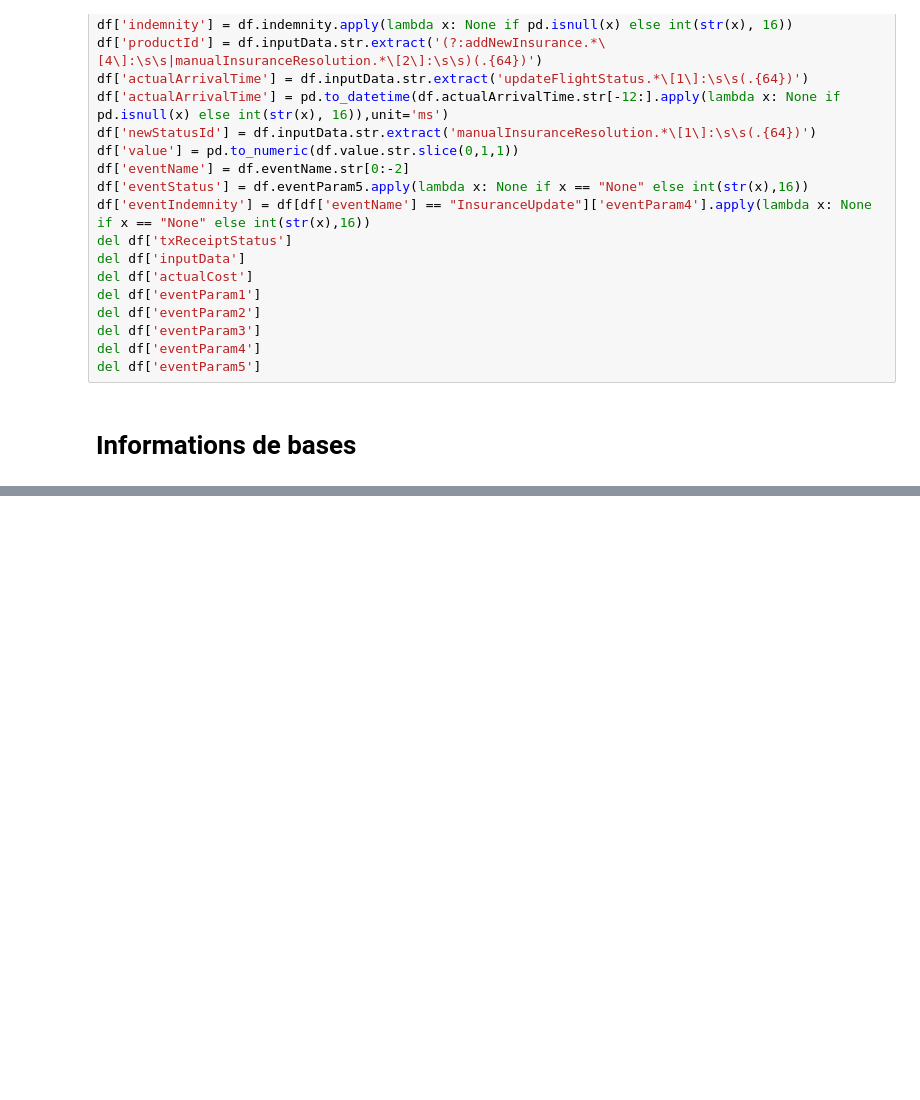
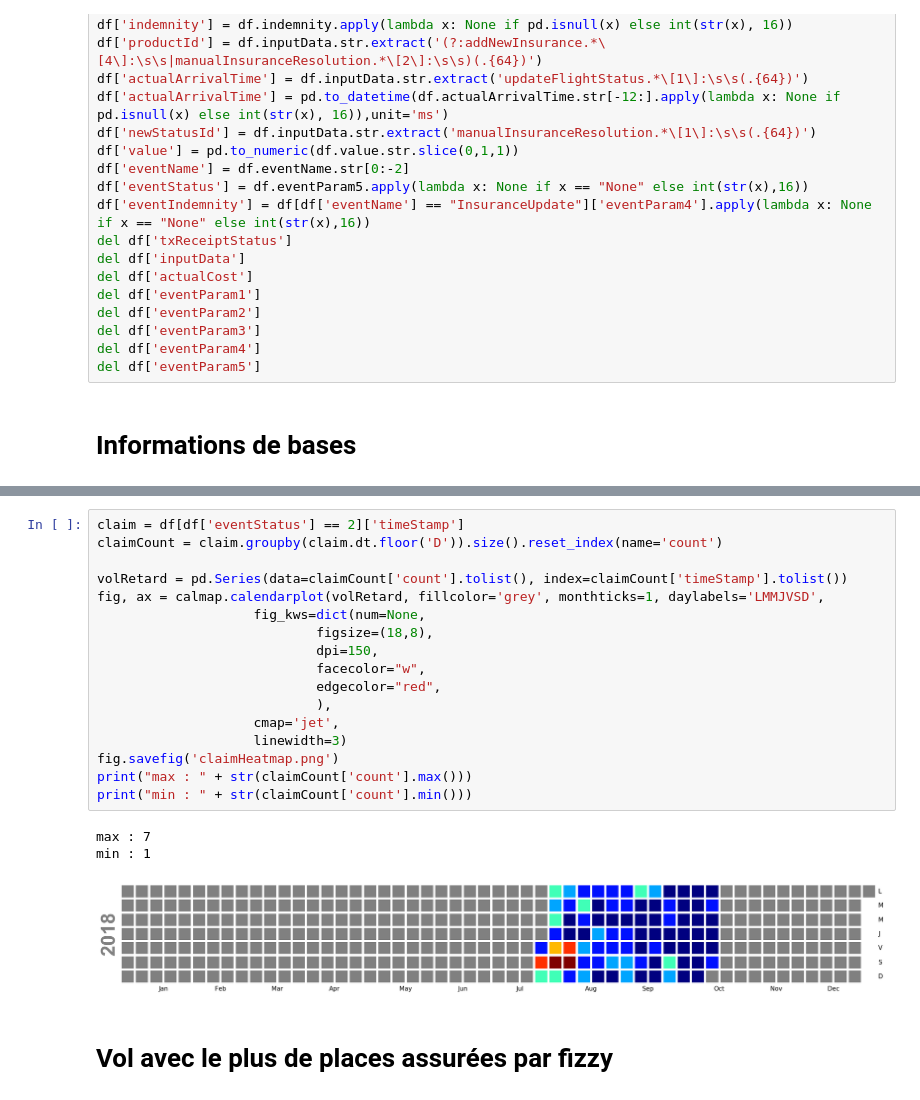
Before and after one commit to adalmieres/fizzy, a Jupyter notebook: lab/fizzy-notebook.ipynb, the cells around one changed output, grey strips where cells are left out. Cells and saved outputs as stored; diff of their text form; blank space fills up the shorter version.

```diff
--- a/lab/fizzy-notebook.ipynb
+++ b/lab/fizzy-notebook.ipynb
@@ -84,0 +223,23 @@ df[df['functionCalled'] == 'addNewInsurance']['flightNo'].value_counts()[0:10]
+# %%
+claim = df[df['eventStatus'] == 2]['timeStamp']
+claimCount = claim.groupby(claim.dt.floor('D')).size().reset_index(name='count')
+
+volRetard = pd.Series(data=claimCount['count'].tolist(), index=claimCount['timeStamp'].tolist())
+fig, ax = calmap.calendarplot(volRetard, fillcolor='grey', monthticks=1, daylabels='LMMJVSD',
+                    fig_kws=dict(num=None,
+                            figsize=(18,8),
+                            dpi=150,
+                            facecolor="w",
+                            edgecolor="red",
+                            ),
+                    cmap='jet',
+                    linewidth=3)
+fig.savefig('claimHeatmap.png')
+print("max : " + str(claimCount['count'].max()))
+print("min : " + str(claimCount['count'].min()))
+# %% [output]
+max : 7
+min : 1
+[figure, added]
+# %% [markdown]
+# Vol avec le plus de places assurées par fizzy
```
Also changed, not shown: parts of 13 cells of this notebook, 2 other files.
